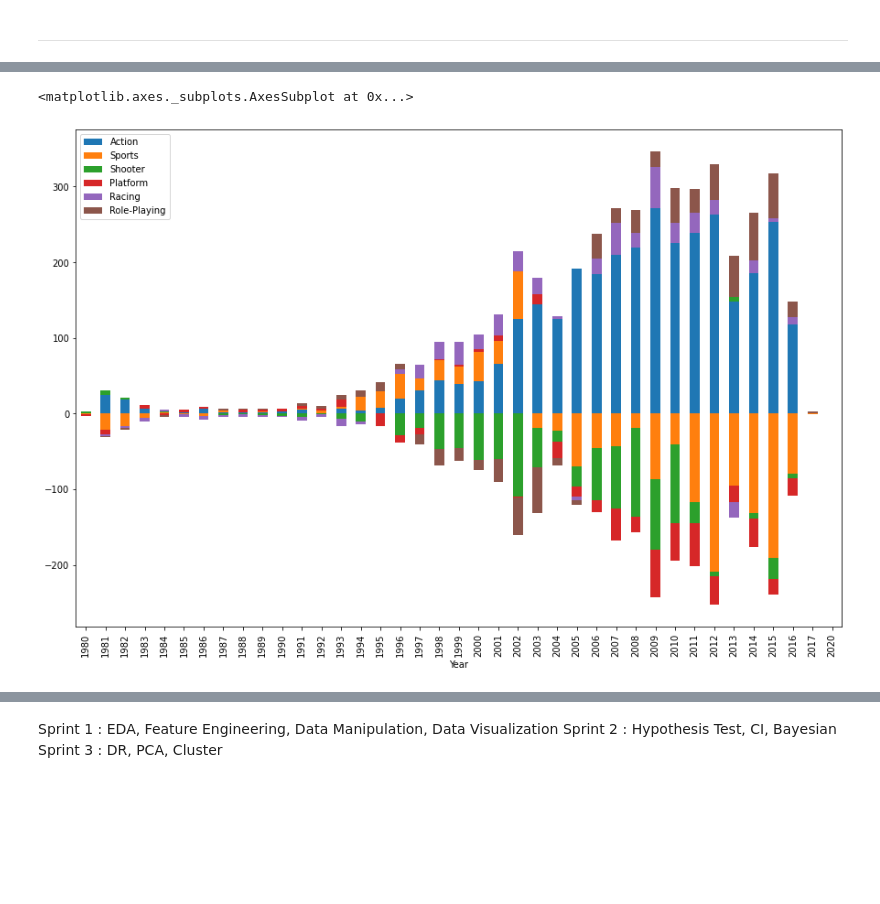
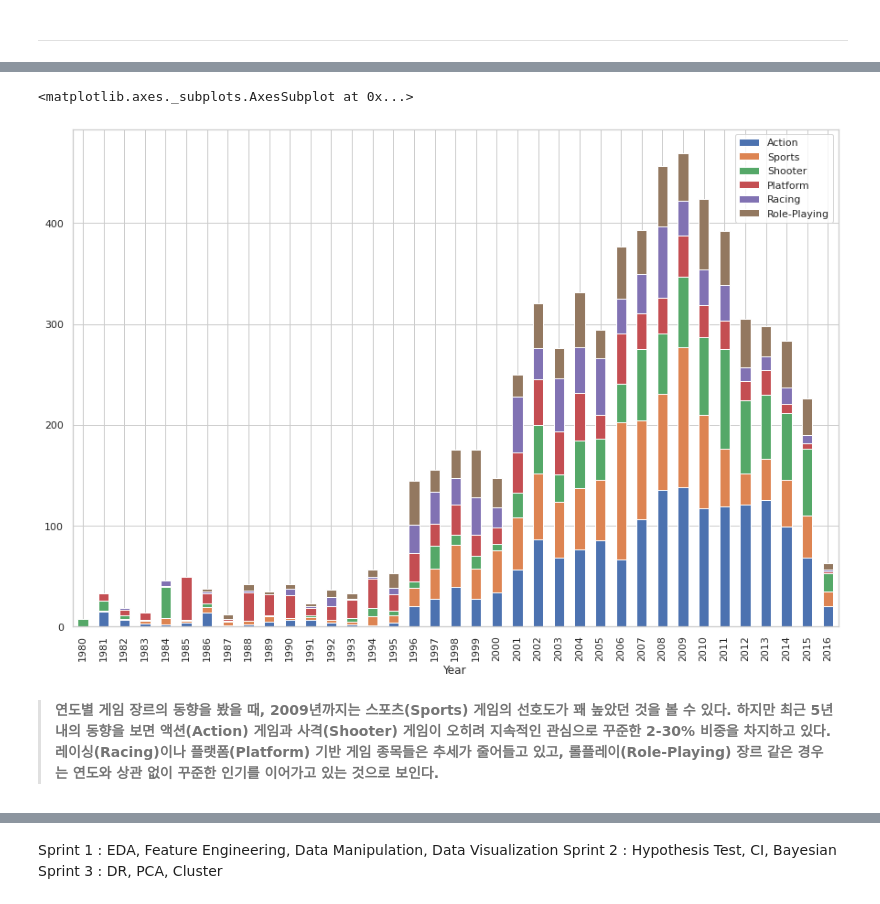
Before and after one commit to doguma/S1P_CodeStates, a Jupyter notebook: S1P.ipynb, the cells around one changed output, grey strips where cells are left out. Saved outputs shown, nothing was run; the diff lists cells and outputs as text; code cells hidden in the pictures; blank space fills up the shorter version.

```diff
--- a/S1P.ipynb
+++ b/S1P.ipynb
@@ -286,5 +280,4 @@ See the caveats in the documentation: https://pandas.pydata.org/pandas-docs/stab
 # %%
 # one-hot encoding the 'Genre' using get_dummies
 y = pd.get_dummies(df_chrono.Genre)
-y['Year'] = df_chrono['Year']
-y
+y[['Year', 'Sales']] = df_chrono[['Year', 'Sales']]
@@ -304,0 +284,8 @@ y
+# %%
+column_values = ['Action', 'Adventure', 'Fighting', 'Misc', 'Platform', 'Puzzle', 'Racing', 'Role-Playing', 'Shooter', 'Simulation' , 'Sports', 'Strategy']
+
+for i in column_values:
+  y[i] = y[i]*y['Sales']
+
+y
+# multiply each one-hot-encoded value with the Sales value
@@ -305,7 +306,11 @@ y
+# %%
+y.drop(['Sales'], axis=1, inplace=True)
+# sales column no longer needed
 # %%
 # getting sum of different categories
-df_years = y.groupby("Year").sum()
-df_years.head()
+# 최근 데이터는 자료 부족으로 일단 제외 (2018, 2020)
+df_years = y.groupby("Year").sum()[:-2]
+df_years.tail()
 # %% [output]
 |  | Action | Adventure | Fighting | Misc | Platform | Puzzle | Racing | Role-Playing | Shooter | Simulation | ... |
 | Year |  |  |  |  |  |  |  |  |  |  | ... |
@@ -323,7 +325,9 @@ df_years.diff(axis=1).fillna(df_years).astype(df_years.dtypes).plot.bar(stacked=
 # %%
 # 잘 안 보이기 때문에 6가지 제일 인기있었던 종목들로 추려서 정리
 df_years6 = df_years[['Action', 'Sports', 'Shooter', 'Platform', 'Racing', 'Role-Playing']]
-df_years6.diff(axis=1).fillna(df_years6).astype(df_years6.dtypes).plot.bar(stacked=True, figsize=(15,10))
+df_years6.plot.bar(stacked=True, figsize=(15,10))
 # %% [output]
 <matplotlib.axes._subplots.AxesSubplot at 0x...>
-[figure, old version]
+[figure, new version]
+# %% [markdown]
+> **연도별 게임 장르의 동향을 봤을 때, 2009년까지는 스포츠(Sports) 게임의 선호도가 꽤 높았던 것을 볼 수 있다. 하지만 최근 5년 내의 동향을 보면 액션(Action) 게임과 사격(Shooter) 게임이 오히려 지속적인 관심으로 꾸준한 2-30% 비중을 차지하고 있다. 레이싱(Racing)이나 플랫폼(Platform) 기반 게임 종목들은 추세가 줄어들고 있고, 롤플레이(Role-Playing) 장르 같은 경우는 연도와 상관 없이 꾸준한 인기를 이어가고 있는 것으로 보인다.**
```
Also changed, not shown: parts of 21 cells of this notebook.
